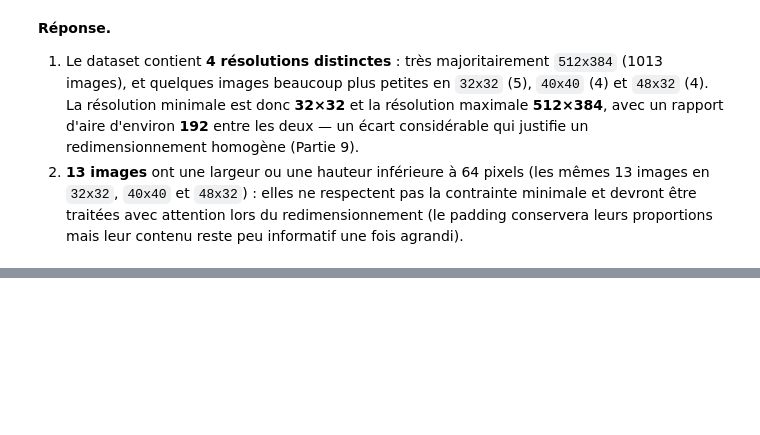
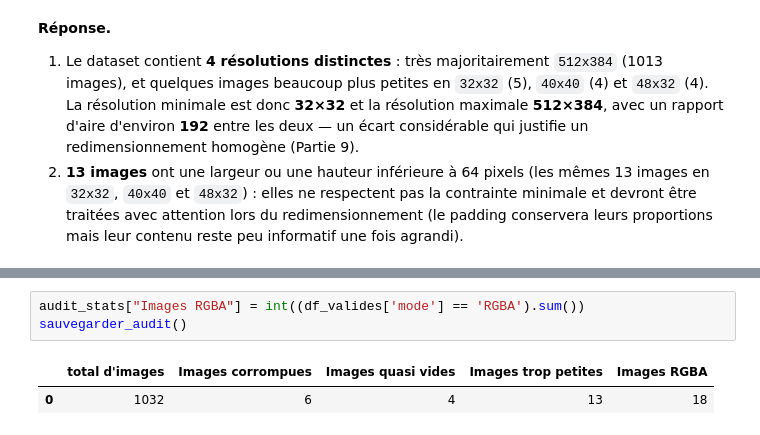
Before and after one commit to khadija470/atelier_prepa_donnees_images, a Jupyter notebook: notebooks/atelier_prepa_donnees_images.ipynb, the cells around one changed output, grey strips where cells are left out. Drawn from its saved outputs; the diff is of its cells as text; blank space fills up the shorter version.

Commit message:
Partie 5 - Nombre d'images par nombre de canaux + comptage RGBA

```diff
--- a/notebooks/atelier_prepa_donnees_images.ipynb
+++ b/notebooks/atelier_prepa_donnees_images.ipynb
@@ -329,0 +342,6 @@ sauvegarder_audit()
+# %%
+audit_stats["Images RGBA"] = int((df_valides['mode'] == 'RGBA').sum())
+sauvegarder_audit()
+# %% [output]
+|  | total d'images | Images corrompues | Images quasi vides | Images trop petites | Images RGBA |
+| 0 | 1032 | 6 | 4 | 13 | 18 |
```
Also changed, not shown: parts of 3 cells of this notebook, 1 other file.
